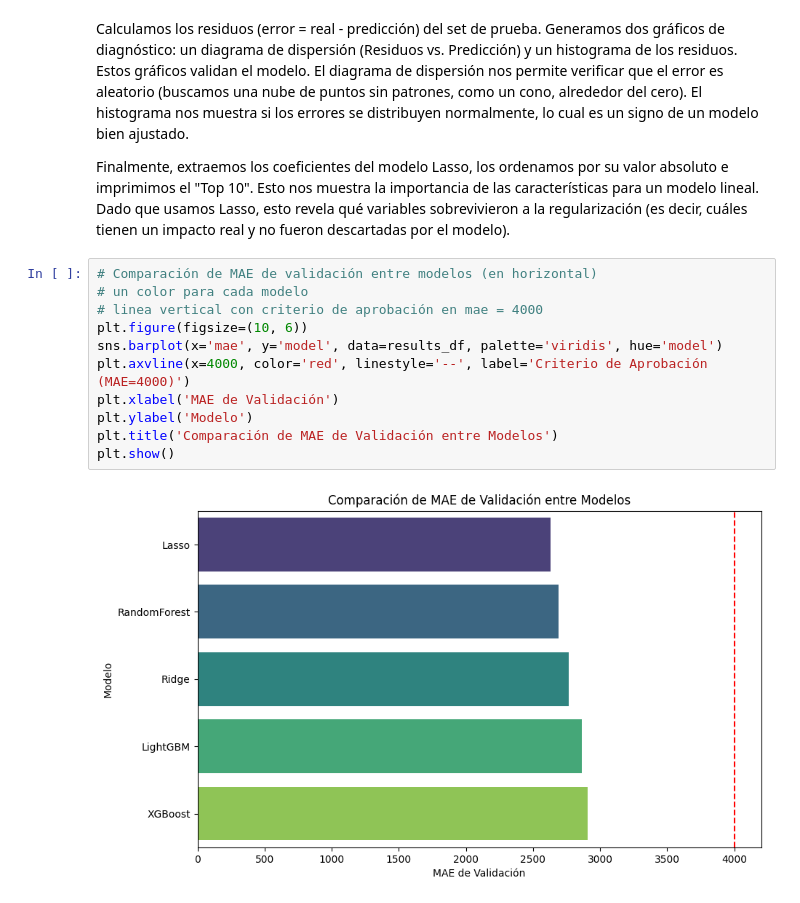
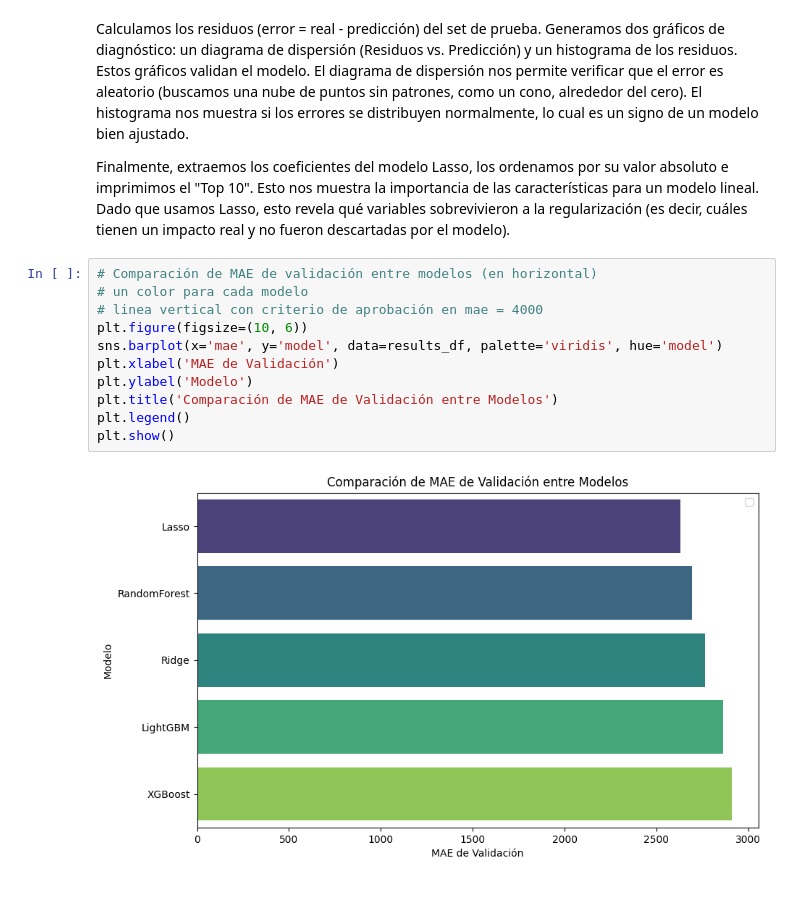
Before and after one commit to GonzaCardin/tp_final_ldd2, a Jupyter notebook: notebooks/modelado_v2.ipynb, the cells around one changed output. Saved outputs shown, nothing was run; the diff lists cells and outputs as text.

```diff
--- a/notebooks/modelado_v2.ipynb
+++ b/notebooks/modelado_v2.ipynb
@@ -245,13 +245,13 @@ Finalmente, extraemos los coeficientes del modelo Lasso, los ordenamos por su va
 # %%
 # Comparación de MAE de validación entre modelos (en horizontal)
 # un color para cada modelo
 # linea vertical con criterio de aprobación en mae = 4000
 plt.figure(figsize=(10, 6))
 sns.barplot(x='mae', y='model', data=results_df, palette='viridis', hue='model')
-plt.axvline(x=4000, color='red', linestyle='--', label='Criterio de Aprobación (MAE=4000)')
 plt.xlabel('MAE de Validación')
 plt.ylabel('Modelo')
 plt.title('Comparación de MAE de Validación entre Modelos')
+plt.legend()
 plt.show()
 # %% [output]
-[figure, old version]
+[figure, new version]
```
